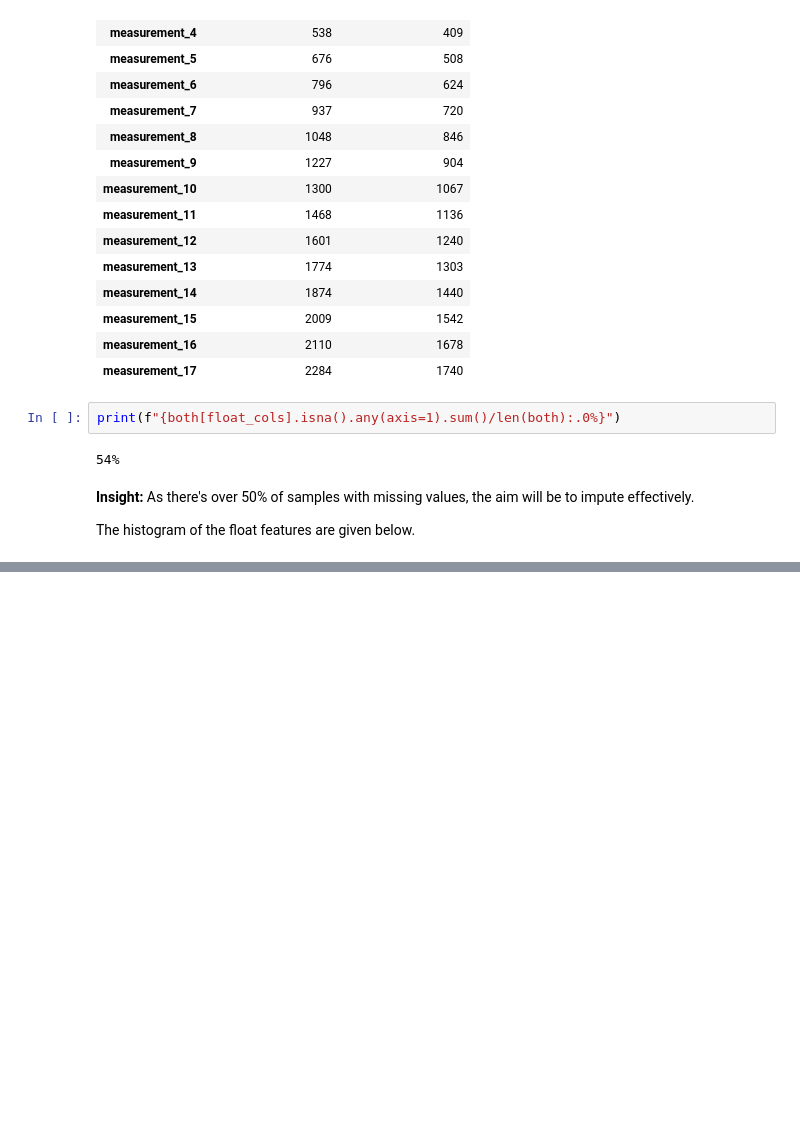
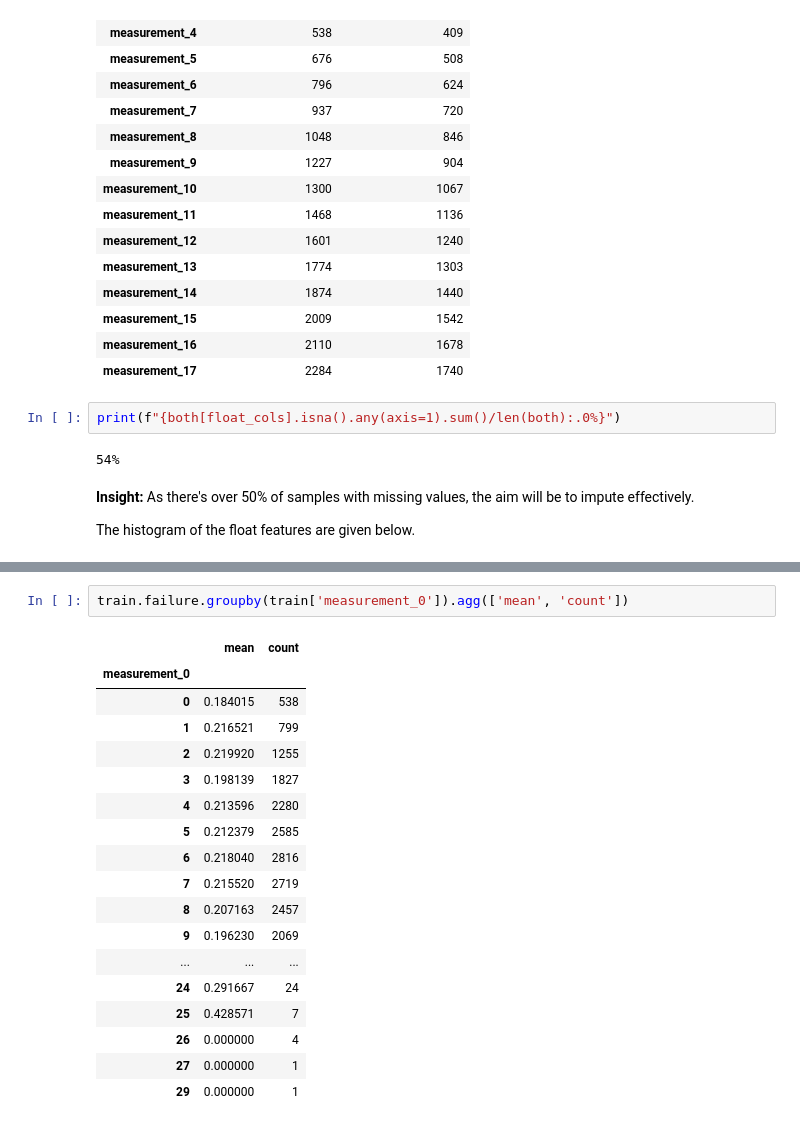
Before and after one commit to mahdiislam79/Product_failure_prediction, a Jupyter notebook: Predict_product_failures.ipynb, the cells around one changed output, grey strips where cells are left out. Drawn from its saved outputs; the diff is of its cells as text; blank space fills up the shorter version.

```diff
--- a/Predict_product_failures.ipynb
+++ b/Predict_product_failures.ipynb
@@ -123,0 +146,21 @@ Text(0.5, 1.04, 'Train and test distributions of the continuous features')
+# %%
+train.failure.groupby(train['measurement_0']).agg(['mean', 'count'])
+# %% [output]
+|  | mean | count |
+| measurement_0 |  |  |
+| 0 | 0.184015 | 538 |
+| 1 | 0.216521 | 799 |
+| 2 | 0.219920 | 1255 |
+| 3 | 0.198139 | 1827 |
+| 4 | 0.213596 | 2280 |
+| 5 | 0.212379 | 2585 |
+| 6 | 0.218040 | 2816 |
+| 7 | 0.215520 | 2719 |
+| 8 | 0.207163 | 2457 |
+| 9 | 0.196230 | 2069 |
+| ... | ... | ... |
+| 24 | 0.291667 | 24 |
+| 25 | 0.428571 | 7 |
+| 26 | 0.000000 | 4 |
+| 27 | 0.000000 | 1 |
+| 29 | 0.000000 | 1 |
```
Also changed, not shown: parts of 11 cells of this notebook.
